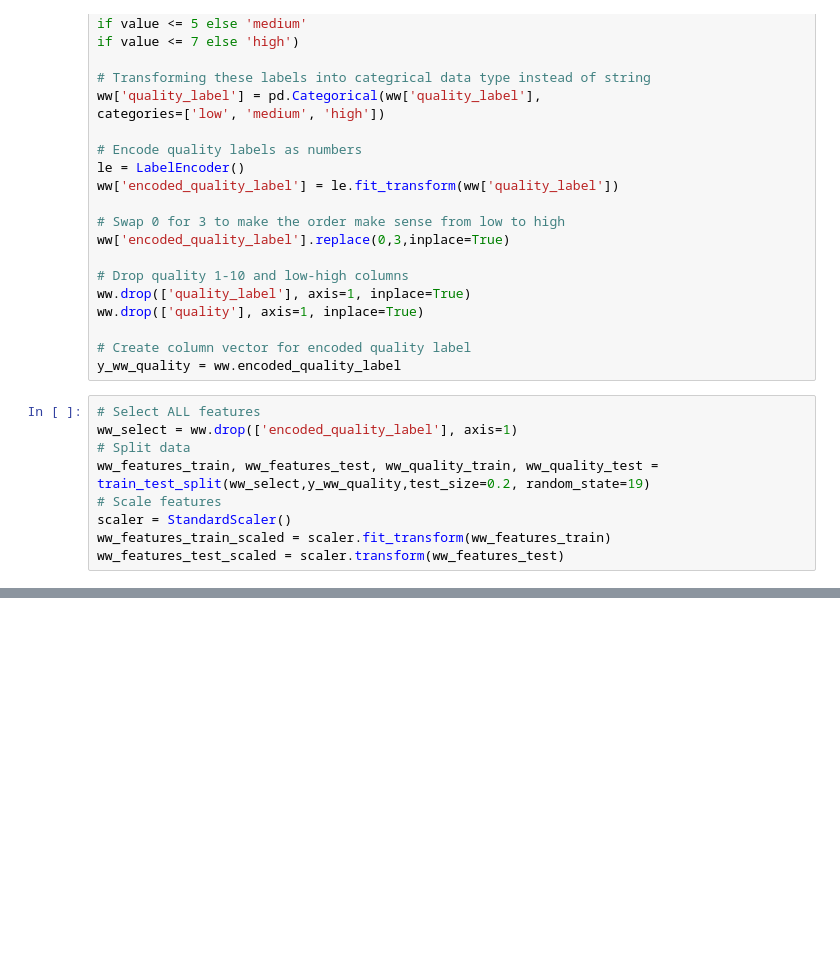
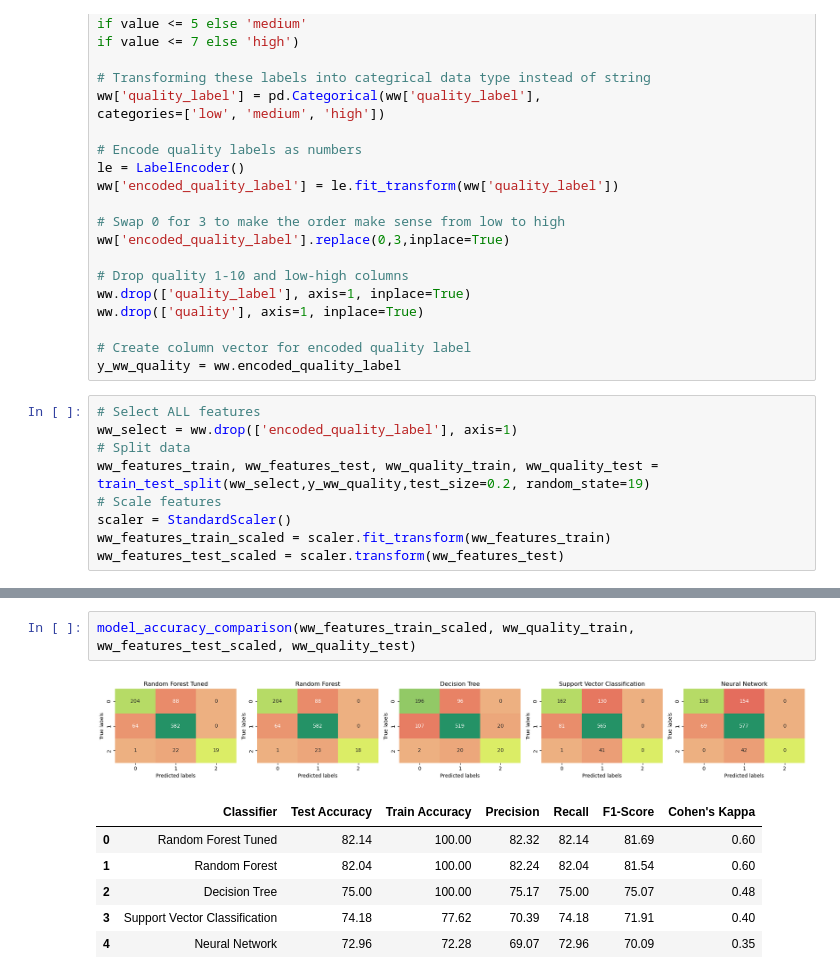
Before and after one commit to Paul-Sabin/BlueBerry-Winery, a Jupyter notebook: ww_random_forest.ipynb, the cells around one changed output, grey strips where cells are left out. Cells and saved outputs as stored; diff of their text form; blank space fills up the shorter version.

Commit message:
Tuned random forest hyperparameters

```diff
--- a/ww_random_forest.ipynb
+++ b/ww_random_forest.ipynb
@@ -46,0 +177,10 @@ ww_features_test_scaled = scaler.transform(ww_features_test)
+# %%
+model_accuracy_comparison(ww_features_train_scaled, ww_quality_train, ww_features_test_scaled, ww_quality_test)
+# %% [output]
+[figure, added]
+|  | Classifier | Test Accuracy | Train Accuracy | Precision | Recall | F1-Score | Cohen's Kappa |
+| 0 | Random Forest Tuned | 82.14 | 100.00 | 82.32 | 82.14 | 81.69 | 0.60 |
+| 1 | Random Forest | 82.04 | 100.00 | 82.24 | 82.04 | 81.54 | 0.60 |
+| 2 | Decision Tree | 75.00 | 100.00 | 75.17 | 75.00 | 75.07 | 0.48 |
+| 3 | Support Vector Classification | 74.18 | 77.62 | 70.39 | 74.18 | 71.91 | 0.40 |
+| 4 | Neural Network | 72.96 | 72.28 | 69.07 | 72.96 | 70.09 | 0.35 |
```
Also changed, not shown: parts of 3 cells of this notebook.
